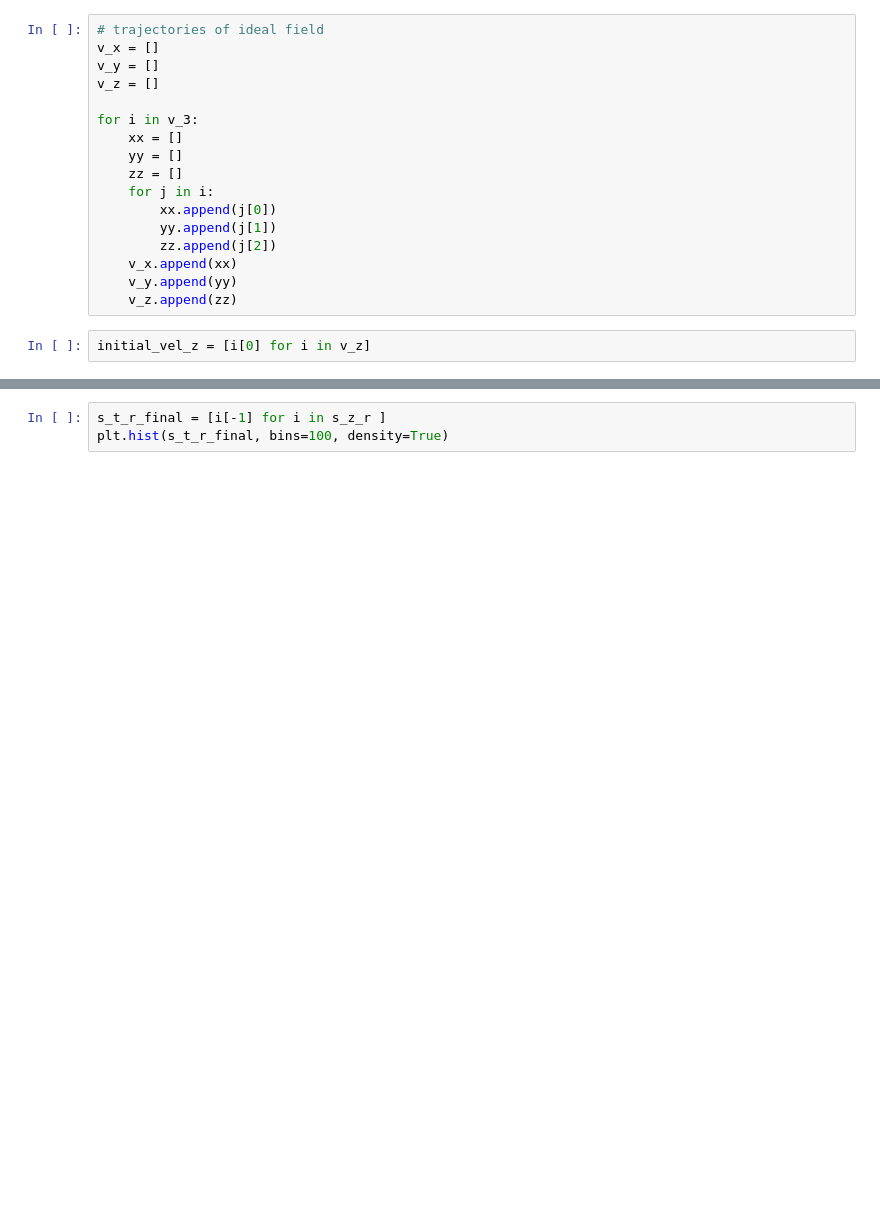
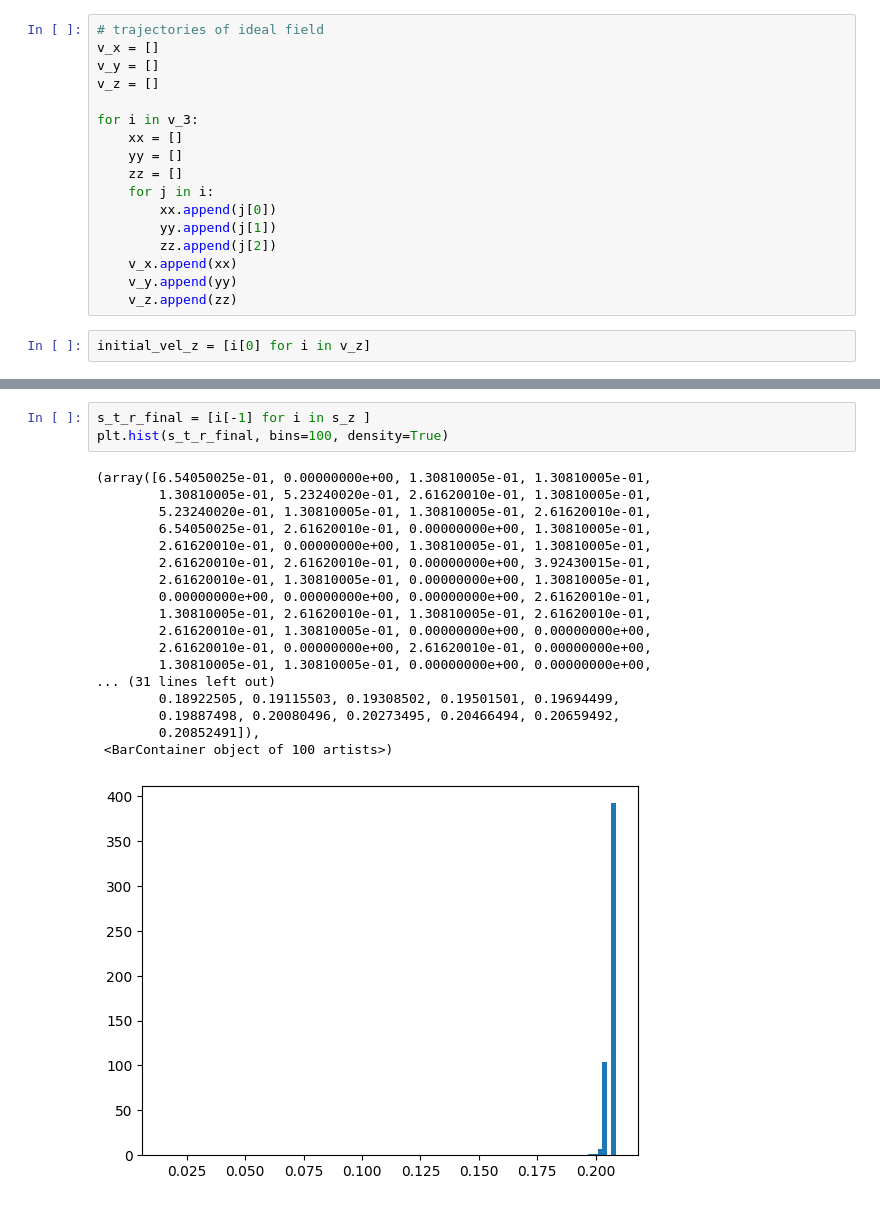
Before and after one commit to benfox4543/YB-zeeman-slower, a Jupyter notebook: zeeman slower_yb(fix after loosing good one).ipynb, the cells around one changed output, grey strips where cells are left out. Drawn from its saved outputs; the diff is of its cells as text; blank space fills up the shorter version.

```diff
--- a/zeeman slower_yb(fix after loosing good one).ipynb
+++ b/zeeman slower_yb(fix after loosing good one).ipynb
@@ -950,3 +1036,22 @@ print(len(slowed)/len(final_v_z)*100)
 # %%
-s_t_r_final = [i[-1] for i in s_z_r ]
+s_t_r_final = [i[-1] for i in s_z ]
 plt.hist(s_t_r_final, bins=100, density=True)
+# %% [output]
+(array([6.54050025e-01, 0.00000000e+00, 1.30810005e-01, 1.30810005e-01,
+        1.30810005e-01, 5.23240020e-01, 2.61620010e-01, 1.30810005e-01,
+        5.23240020e-01, 1.30810005e-01, 1.30810005e-01, 2.61620010e-01,
+        6.54050025e-01, 2.61620010e-01, 0.00000000e+00, 1.30810005e-01,
+        2.61620010e-01, 0.00000000e+00, 1.30810005e-01, 1.30810005e-01,
+        2.61620010e-01, 2.61620010e-01, 0.00000000e+00, 3.92430015e-01,
+        2.61620010e-01, 1.30810005e-01, 0.00000000e+00, 1.30810005e-01,
+        0.00000000e+00, 0.00000000e+00, 0.00000000e+00, 2.61620010e-01,
+        1.30810005e-01, 2.61620010e-01, 1.30810005e-01, 2.61620010e-01,
+        2.61620010e-01, 1.30810005e-01, 0.00000000e+00, 0.00000000e+00,
+        2.61620010e-01, 0.00000000e+00, 2.61620010e-01, 0.00000000e+00,
+        1.30810005e-01, 1.30810005e-01, 0.00000000e+00, 0.00000000e+00,
+... (31 lines left out)
+        0.18922505, 0.19115503, 0.19308502, 0.19501501, 0.19694499,
+        0.19887498, 0.20080496, 0.20273495, 0.20466494, 0.20659492,
+        0.20852491]),
+ <BarContainer object of 100 artists>)
+[figure, added]
```
Also changed, not shown: parts of 38 cells of this notebook.
